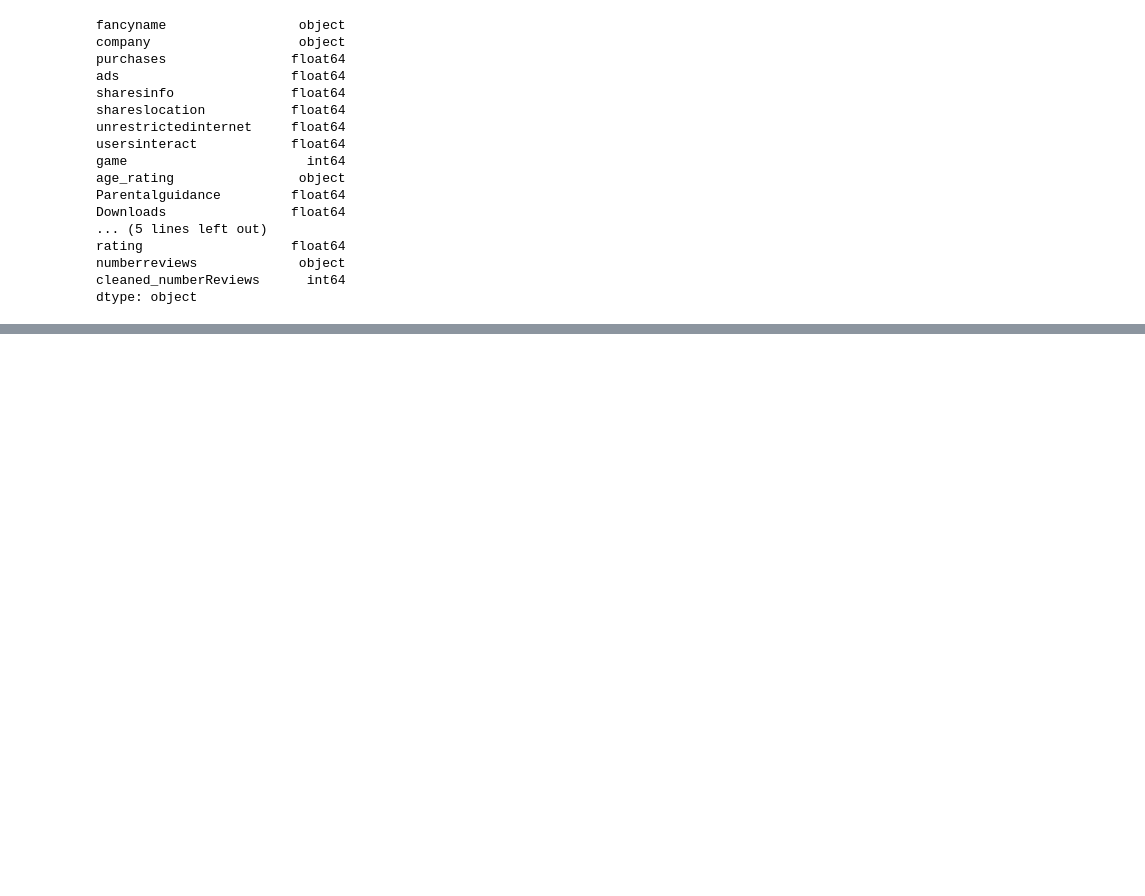
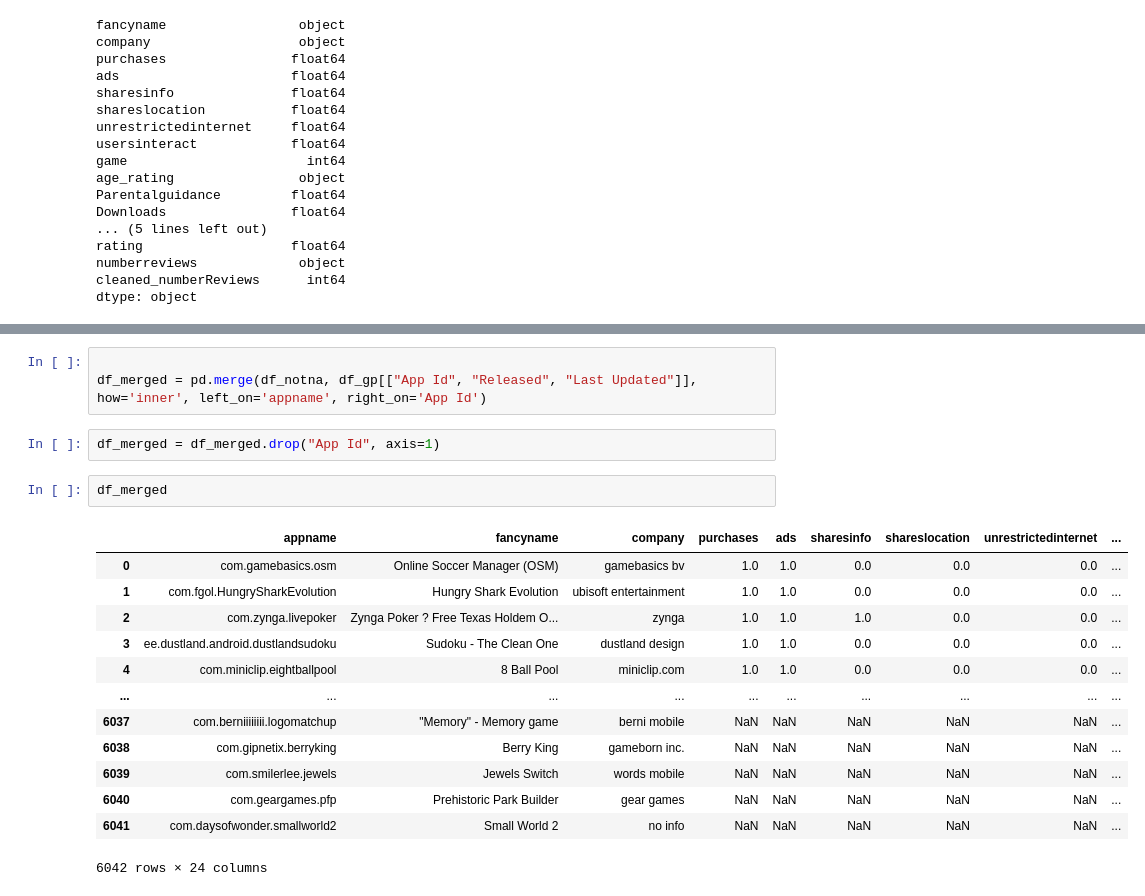
Before and after one commit to UTOR-VIRT-DATA-PT-10-2020-U-B-TEAM-6-FP/Final-Project, a Jupyter notebook: Preprocessing.ipynb, the cells around one changed output, grey strips where cells are left out. Cells and saved outputs as stored; diff of their text form; blank space fills up the shorter version.

```diff
--- a/Preprocessing.ipynb
+++ b/Preprocessing.ipynb
@@ -185,0 +206,21 @@ df_notna.to_csv(".\cleaned.csv", index=False)
+# %%
+
+df_merged = pd.merge(df_notna, df_gp[["App Id", "Released", "Last Updated"]], how='inner', left_on='appname', right_on='App Id')
+# %%
+df_merged = df_merged.drop("App Id", axis=1)
+# %%
+df_merged
+# %% [output]
+|  | appname | fancyname | company | purchases | ads | sharesinfo | shareslocation | unrestrictedinternet | ... |
+| 0 | com.gamebasics.osm | Online Soccer Manager (OSM) | gamebasics bv | 1.0 | 1.0 | 0.0 | 0.0 | 0.0 | ... |
+| 1 | com.fgol.HungrySharkEvolution | Hungry Shark Evolution | ubisoft entertainment | 1.0 | 1.0 | 0.0 | 0.0 | 0.0 | ... |
+| 2 | com.zynga.livepoker | Zynga Poker ? Free Texas Holdem O... | zynga | 1.0 | 1.0 | 1.0 | 0.0 | 0.0 | ... |
+| 3 | ee.dustland.android.dustlandsudoku | Sudoku - The Clean One | dustland design | 1.0 | 1.0 | 0.0 | 0.0 | 0.0 | ... |
+| 4 | com.miniclip.eightballpool | 8 Ball Pool | miniclip.com | 1.0 | 1.0 | 0.0 | 0.0 | 0.0 | ... |
+| ... | ... | ... | ... | ... | ... | ... | ... | ... | ... |
+| 6037 | com.berniiiiiiii.logomatchup | "Memory" - Memory game | berni mobile | NaN | NaN | NaN | NaN | NaN | ... |
+| 6038 | com.gipnetix.berryking | Berry King | gameborn inc. | NaN | NaN | NaN | NaN | NaN | ... |
+| 6039 | com.smilerlee.jewels | Jewels Switch | words mobile | NaN | NaN | NaN | NaN | NaN | ... |
+| 6040 | com.geargames.pfp | Prehistoric Park Builder | gear games | NaN | NaN | NaN | NaN | NaN | ... |
+| 6041 | com.daysofwonder.smallworld2 | Small World 2 | no info | NaN | NaN | NaN | NaN | NaN | ... |
+6042 rows × 24 columns
```
Also changed, not shown: parts of 12 cells of this notebook, 1 other file.
